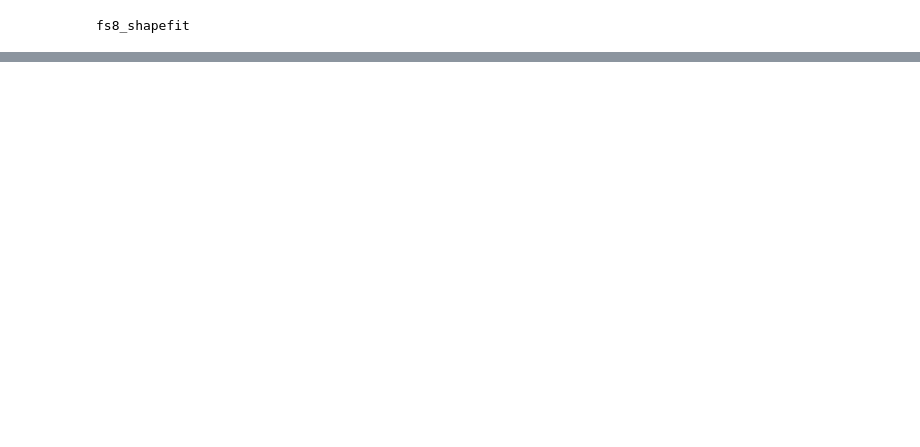
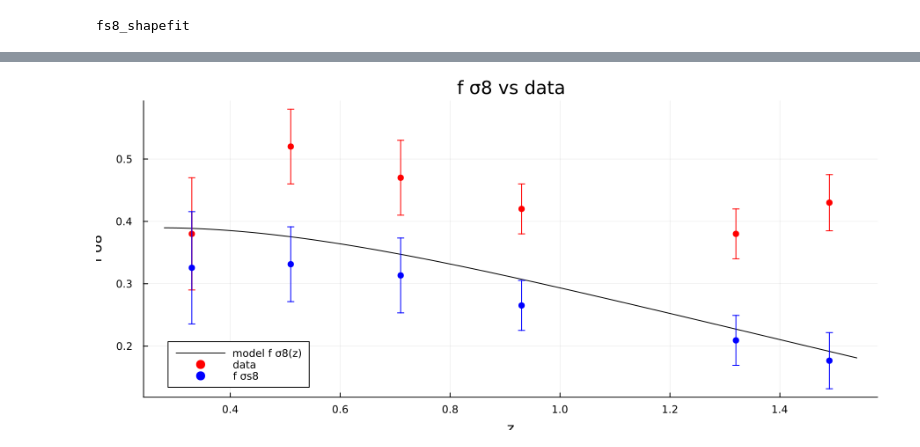
Before and after one commit to JaimeRZP/wb_gp, a Jupyter notebook: shapefit.ipynb, the cells around one changed output, grey strips where cells are left out. Saved outputs shown, nothing was run; the diff lists cells and outputs as text; code cells hidden in the pictures; blank space fills up the shorter version.

```diff
--- a/shapefit.ipynb
+++ b/shapefit.ipynb
@@ -158,0 +165,26 @@ fσ_8  at z=0.5: 0.376405
+# %%
+using Printf
+
+# Step 1: standard f σ_8(z) predicted by our (fiducial) cosmology at each data redshift
+model_fsigma_8 = [cosmo.fs8z(zi) for zi in z]
+
+# Step 2: apply the ShapeFit modification (Eq. 5.14) using the *quoted* m(z) values.
+# A is not provided in the data, so we fix A = 1 (no extra amplitude rescaling) —
+# only the shape (m) modification is applied on top of the model f σ_8.
+fs8_s8_from_m = [fs8_shapefit(model_fsigma_8[i], m_data[i], A, r_d_fid, cpar_fid.h)
+                 for i in eachindex(z)]
+
+resid_fs8    = (model_fsigma_8    .- fsigma8_data) ./ fsigma8_err
+resid_fs8_s8 = (fs8_s8_from_m .- fsigma8_data) ./ fsigma8_err
+
+println(rpad("z", 6), rpad("fσ8_data", 10), rpad("err", 8), rpad("fσ8_model", 11),
+        rpad("Δ/σ", 8), rpad("m_data", 9), rpad("fσ_s8(m)", 10), "Δ/σ")
+for i in eachindex(z)
+    @printf("%.2f  %.4f    %.3f   %.4f     %6.2f   %7.4f  %.4f    %6.2f\n",
+            z[i], fsigma8_data[i], fsigma8_err[i], model_fsigma_8[i], resid_fs8[i],
+            m_data[i], fs8_s8_from_m[i], resid_fs8_s8[i])
+end
+
+println()
+println("χ² (model fσ8 vs data):        ", round(sum(resid_fs8 .^ 2); digits=3))
+println("χ² (fσ_s8 from m vs data):     ", round(sum(resid_fs8_s8 .^ 2); digits=3))
@@ -158,0 +202,17 @@ fσ_8  at z=0.5: 0.376405
+# %%
+using Plots
+
+# Smooth model fσ8(z) curve for reference in both panels
+z_grid    = range(minimum(z) - 0.05, maximum(z) + 0.05, length = 200)
+fs8_curve = [cosmo_fid.fs8z(zi) for zi in z_grid]
+
+p1 = plot(z_grid, fs8_curve, label = "model f σ8(z)", lc = :black,
+          xlabel = "z", ylabel = "f σ8", title = "f σ8 vs data", legend = :bottomleft)
+scatter!(p1, z, fsigma8_data, yerr = fsigma8_err, label = "data",
+         mc = :red, msc = :red, ms = 4)
+scatter!(p1, z, fs8_s8_from_m, yerr = fsigma8_err, label = "f σs8",
+         mc = :blue, msc = :blue, ms = 4)
+
+plot(p1, layout = (1, 1), size = (900, 400))
+# %% [output]
+[figure, added]
```
Also changed, not shown: parts of 4 cells of this notebook.
